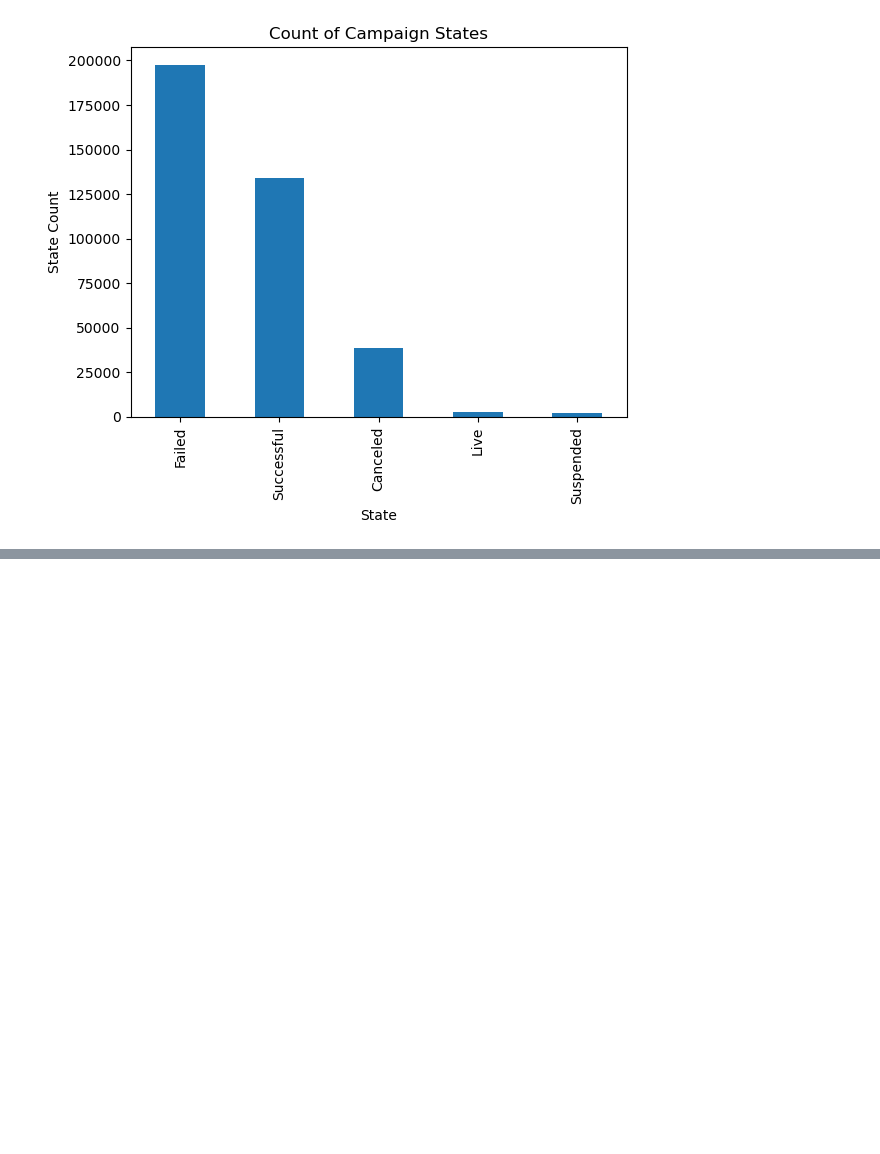
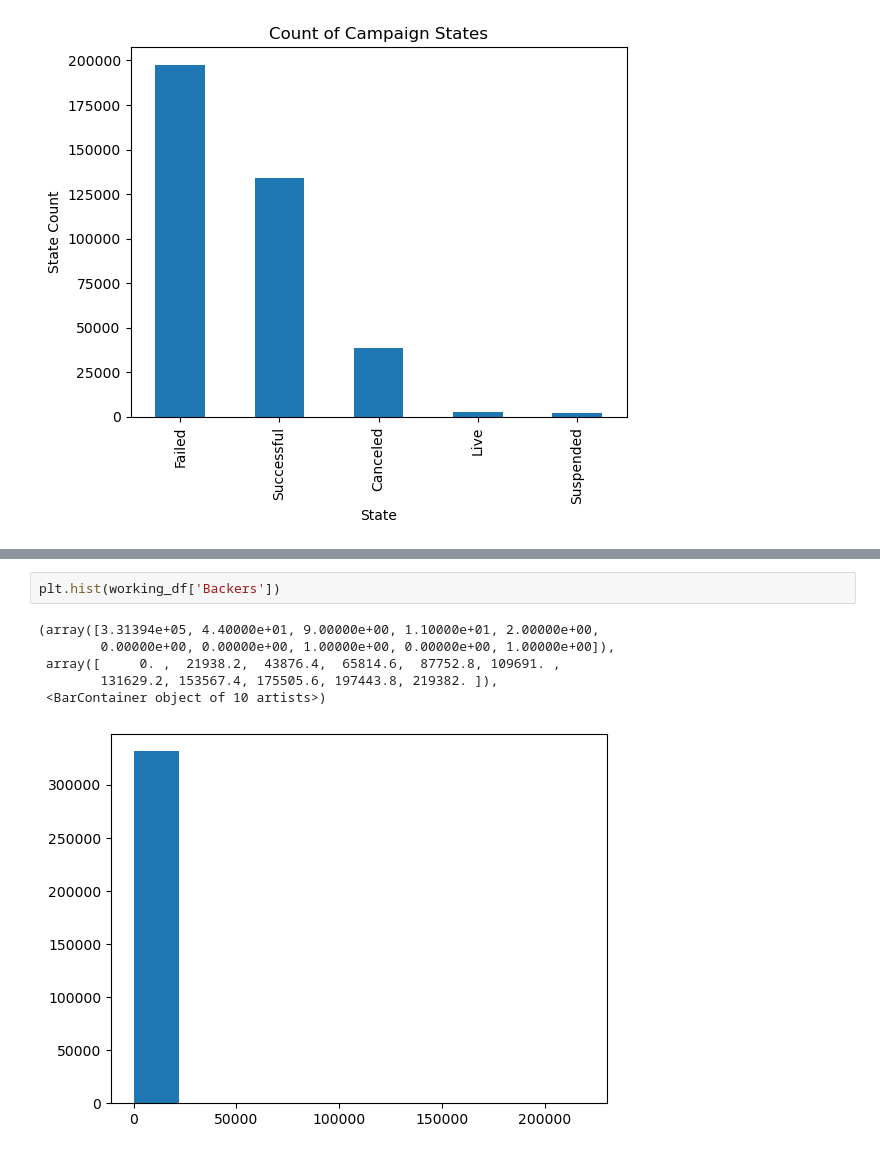
Before and after one commit to SBangarh/Kickstarter_analysis, a Jupyter notebook: eda.ipynb, the cells around one changed output, grey strips where cells are left out. Cells and saved outputs as stored; diff of their text form; blank space fills up the shorter version.

```diff
--- a/eda.ipynb
+++ b/eda.ipynb
@@ -339,0 +399,9 @@ Text(0, 0.5, 'State Count')
+# %%
+plt.hist(working_df['Backers'])
+# %% [output]
+(array([3.31394e+05, 4.40000e+01, 9.00000e+00, 1.10000e+01, 2.00000e+00,
+        0.00000e+00, 0.00000e+00, 1.00000e+00, 0.00000e+00, 1.00000e+00]),
+ array([     0. ,  21938.2,  43876.4,  65814.6,  87752.8, 109691. ,
+        131629.2, 153567.4, 175505.6, 197443.8, 219382. ]),
+ <BarContainer object of 10 artists>)
+[figure, added]
```
Also changed, not shown: parts of 19 cells of this notebook.
